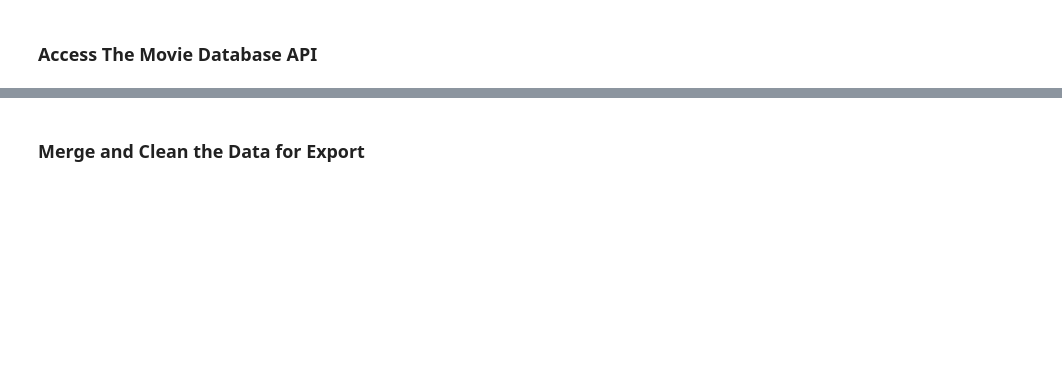
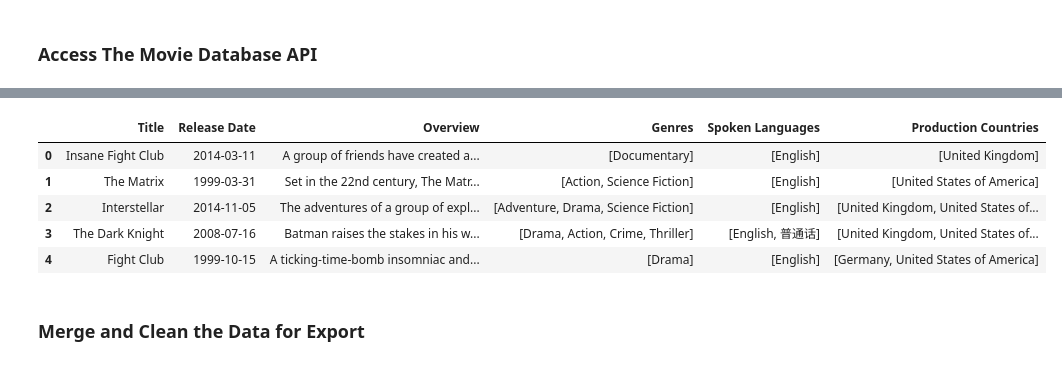
Before and after one commit to kkuria1/data-sourcing-challage, a Jupyter notebook: M6_Starter_Code/retrieve_movie_data.ipynb, the cells around one changed output, grey strips where cells are left out. Saved outputs shown, nothing was run; the diff lists cells and outputs as text; code cells hidden in the pictures; blank space fills up the shorter version.

```diff
--- a/M6_Starter_Code/retrieve_movie_data.ipynb
+++ b/M6_Starter_Code/retrieve_movie_data.ipynb
@@ -114,6 +216,14 @@ titles
 # %% [markdown]
 ### Access The Movie Database API
 # %%
-# Prepare The Movie Database query
-url = "https://api.themoviedb.org/3/search/movie?query="
-tmdb_key_string = "&api_key=" + tmdb_api_key
+# query for The Movie Database
+api_key = tmdb_api_key
+base_url = 'https://api.themoviedb.org/3'
+search_endpoint = f'{base_url}/search/movie'
+
+# Query parameters
+query = 'Inception'
+params = {
+    'api_key': api_key,
+    'query': query
+}
@@ -195,0 +230,17 @@ except Exception as e:
+# %%
+if response.status_code == 200:
+    data = response.json()
+    if 'results' in data:
+        for movie in data['results']:
+            title = movie.get('title', 'N/A')
+            release_date = movie.get('release_date', 'N/A')
+            overview = movie.get('overview', 'N/A')
+            print(f"Title: {title}")
+            print(f"Release Date: {release_date}")
+            print(f"Overview: {overview}")
+            print('-' * 10)
+    else:
+        print("No results found")
+else:
+    print(f"Error: {response.status_code}")
+    print(response.json())
@@ -200,5 +363,13 @@ print(json.dumps(tmdb_movies_list[:5], indent=4))
 # %%
 # Convert the results to a DataFrame
 tmdb_df = pd.DataFrame(tmdb_movies_list)
+tmdb_df
+# %% [output]
+|  | Title | Release Date | Overview | Genres | Spoken Languages | Production Countries |
+| 0 | Insane Fight Club | 2014-03-11 | A group of friends have created a... | [Documentary] | [English] | [United Kingdom] |
+| 1 | The Matrix | 1999-03-31 | Set in the 22nd century, The Matr... | [Action, Science Fiction] | [English] | [United States of America] |
+| 2 | Interstellar | 2014-11-05 | The adventures of a group of expl... | [Adventure, Drama, Science Fiction] | [English] | [United Kingdom, United States of... |
+| 3 | The Dark Knight | 2008-07-16 | Batman raises the stakes in his w... | [Drama, Action, Crime, Thriller] | [English, 普通话] | [United Kingdom, United States of... |
+| 4 | Fight Club | 1999-10-15 | A ticking-time-bomb insomniac and... | [Drama] | [English] | [Germany, United States of America] |
 # %% [markdown]
 ### Merge and Clean the Data for Export
```
Also changed, not shown: parts of 18 cells of this notebook, 1 other file.
